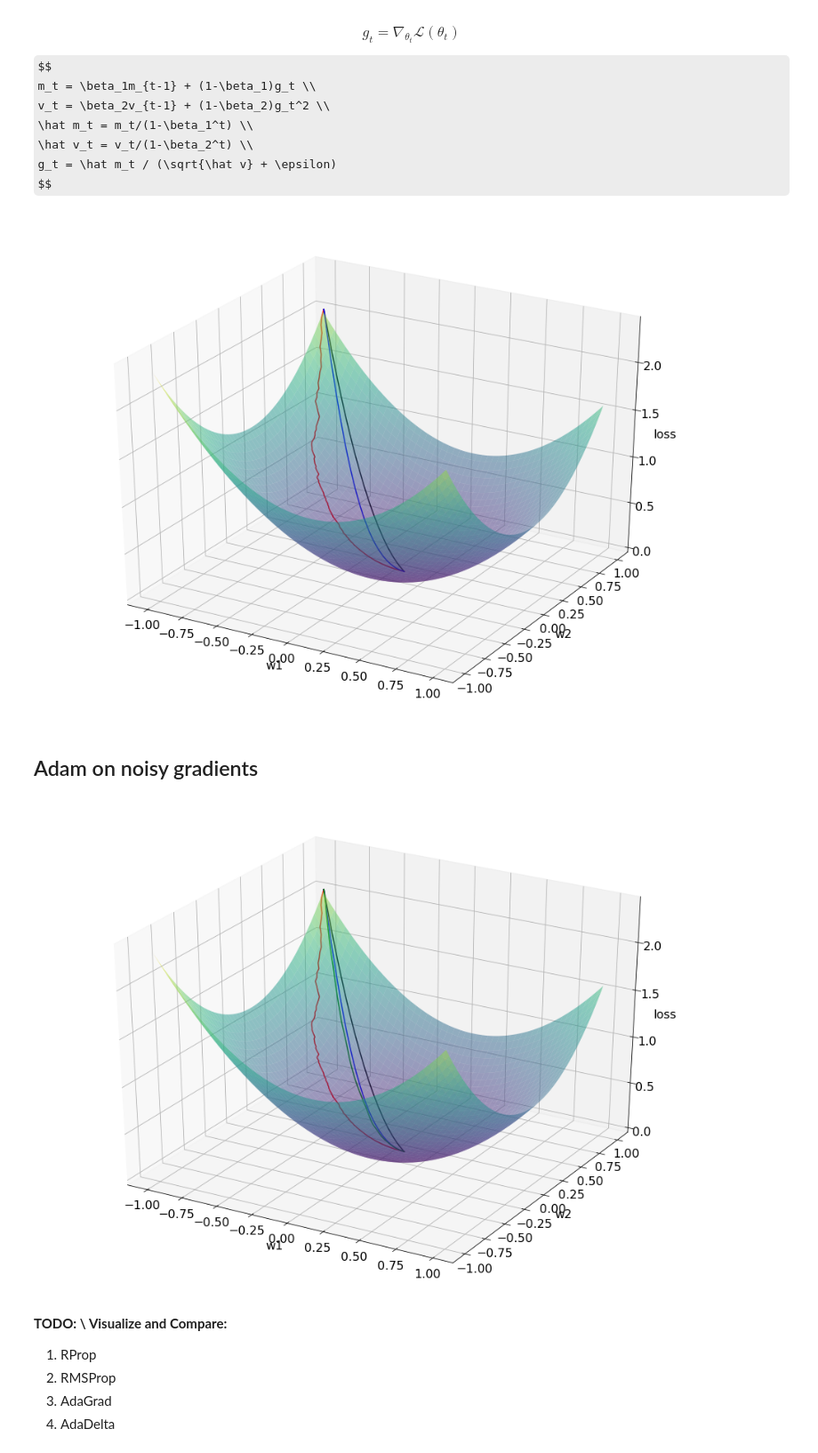
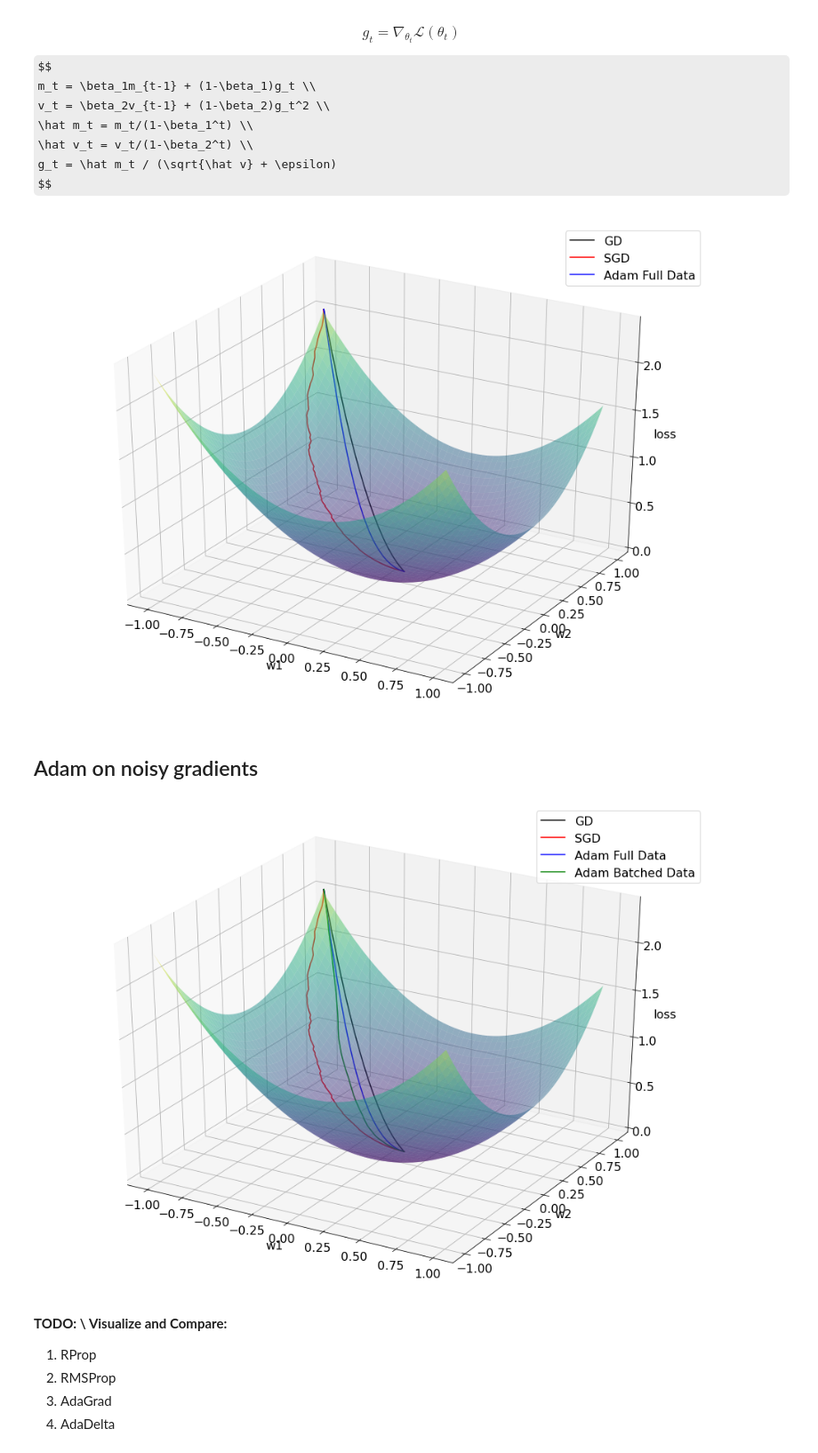
Before and after one commit to Neisarg/IST_597_Spring_2023, a Jupyter notebook: Notebooks/Gradient_Paths.ipynb, the cells around one changed output. Shown at 89% size. Saved outputs shown, nothing was run; the diff lists cells and outputs as text; code cells hidden in the pictures; some formulas as TeX source.

```diff
--- a/Notebooks/Gradient_Paths.ipynb
+++ b/Notebooks/Gradient_Paths.ipynb
@@ -35,10 +35,10 @@ def dz(x, y):
 def noisy_dz(x, y):
   dx, dy = dz(x, y)
   r = random.random()
-  if random.choice([0, 1]):
-    dx, dy = dx*(1 - r), dy*(1 + r)
-  else:
-    dx, dy = dx*(1 - r), dy*(1 + r)
+  #if random.choice([0, 1]):
+  dx, dy = dx*(1 - r), dy*(1 + r)
+  #else:
+  #  dx, dy = dx*(1 + r), dy*(1 - r)
   return dx, dy
 
 def gradient_path(x_start, y_start, eps=1e-2, steps = 10000):
@@ -89,7 +89,11 @@ ax1.set_xlabel("w1")
 ax1.set_ylabel("w2")
 ax1.set_zlabel("loss")
 
-ax1.plot(x_gpath, y_gpath, z_gpath, color = "black")
-ax1.plot(x_badg, y_badg, z_badg, color = "red")
+
+black, = ax1.plot(x_gpath, y_gpath, z_gpath, color = "black")
+red,  = ax1.plot(x_badg, y_badg, z_badg, color = "red")
+black.set_label("GD")
+red.set_label("SGD")
+ax1.legend()
 plt.show()
 # %% [output]
@@ -174,13 +178,16 @@ ax1.set_xlabel("w1")
 ax1.set_ylabel("w2")
 ax1.set_zlabel("loss")
 
-ax1.plot(x_gpath, y_gpath, z_gpath, color = "black")
-ax1.plot(x_badg, y_badg, z_badg, color = "red")
-ax1.plot(x_adam, y_adam, z_adam, color = "blue")
-
+black, = ax1.plot(x_gpath, y_gpath, z_gpath, color = "black")
+red, = ax1.plot(x_badg, y_badg, z_badg, color = "red")
+blue, = ax1.plot(x_adam, y_adam, z_adam, color = "blue")
+black.set_label("GD")
+red.set_label("SGD")
+blue.set_label("Adam Full Data")
+ax1.legend()
 plt.show()
 # %% [output]
-[figure, old version]
+[figure, new version]
 # %% [markdown]
 ## Adam on noisy gradients
 # %%
@@ -205,20 +212,25 @@ z_nadam = function_z(x_nadam, y_nadam)
 # %%
 X, Y = np.meshgrid(x, y)
 fig = plt.figure(figsize=(16, 12))
 ax1 = fig.add_subplot(111,projection='3d')
 ax1.plot_surface(X, Y, z, cmap='viridis', alpha = 0.5)
 ax1.set_xlabel("w1")
 ax1.set_ylabel("w2")
 ax1.set_zlabel("loss")
 
-ax1.plot(x_gpath, y_gpath, z_gpath, color = "black")
-ax1.plot(x_badg, y_badg, z_badg, color = "red")
-ax1.plot(x_adam, y_adam, z_adam, color = "blue")
-ax1.plot(x_nadam, y_nadam, z_nadam, color = "green")
+black, = ax1.plot(x_gpath, y_gpath, z_gpath, color = "black")
+red, = ax1.plot(x_badg, y_badg, z_badg, color = "red")
+blue, = ax1.plot(x_adam, y_adam, z_adam, color = "blue")
+green, = ax1.plot(x_nadam, y_nadam, z_nadam, color = "green")
 
+black.set_label("GD")
+red.set_label("SGD")
+blue.set_label("Adam Full Data")
+green.set_label("Adam Batched Data")
+ax1.legend()
 plt.show()
 # %% [output]
-[figure, old version]
+[figure, new version]
 # %% [markdown]
 **TODO: \\
 Visualize and Compare:**
```
Also changed, not shown: parts of 1 cell of this notebook.
